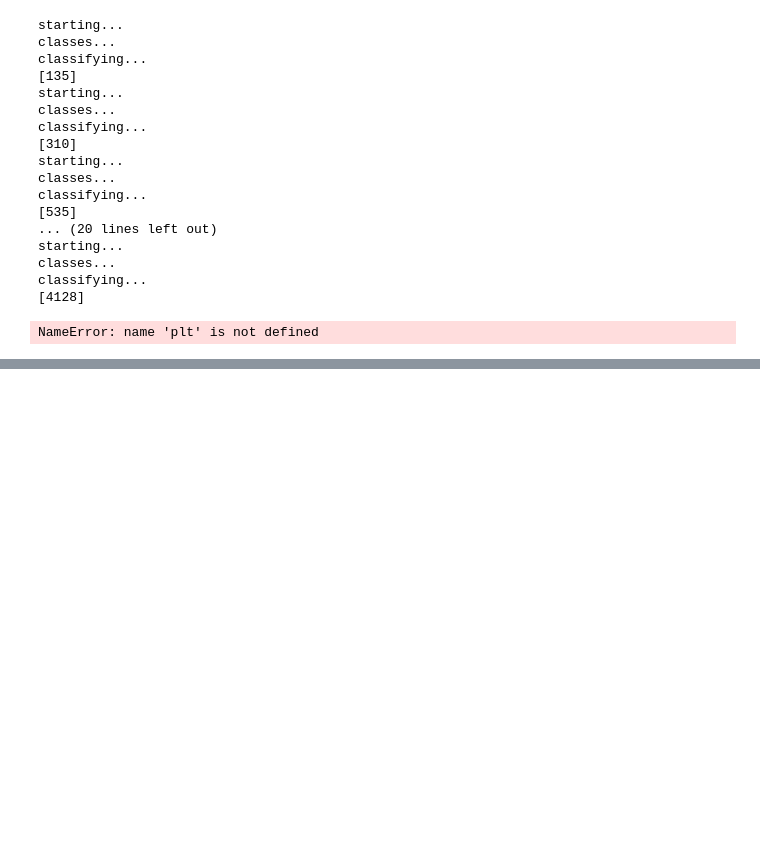
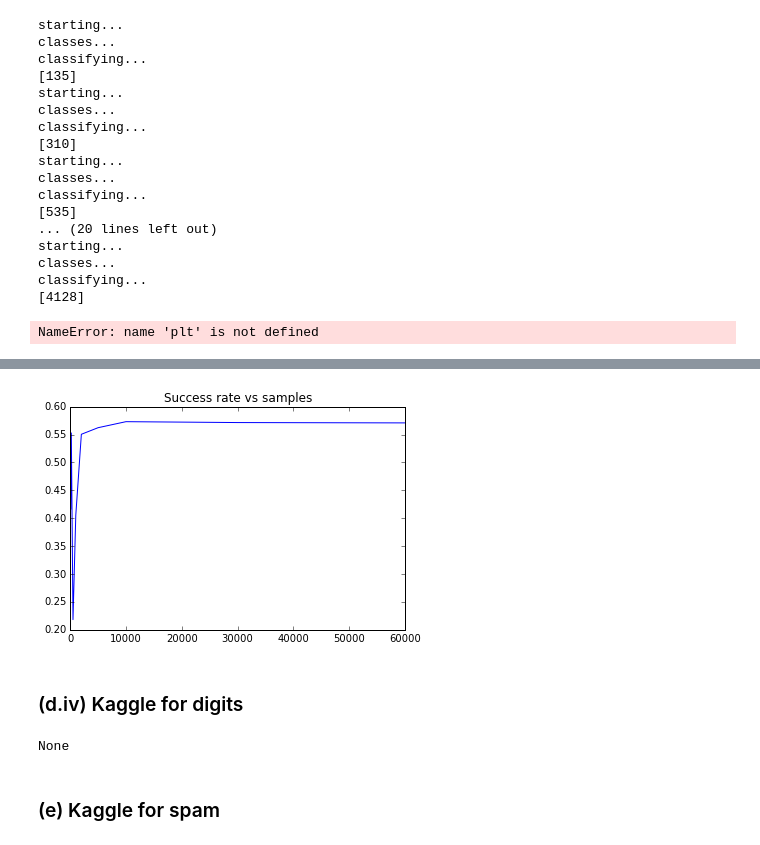
Before and after one commit to akrolsmir/cs189, a Jupyter notebook: hw3/hw3.ipynb, the cells around one changed output, grey strips where cells are left out. Drawn from its saved outputs; the diff is of its cells as text; code cells hidden in the pictures; blank space fills up the shorter version.

Commit message:
Prepare kaggle digits submission

```diff
--- a/hw3/hw3.ipynb
+++ b/hw3/hw3.ipynb
@@ -137,14 +137,15 @@ images, labels = images[p], labels[p]
 # %%
 from scipy.stats import multivariate_normal as m
 
-def score(images, labels, tests, answers, average_cov):
-    print('starting...')
-    # Make a Gaussian classifier for each digit
+def make_classifier(images, labels, average_cov):
+    classes = list(set(labels))
+
+    # Model each digit as a Gaussian
     means, covs, priors = [], [], []
-    for digit in range(10):
+    for c in classes:
         # Filter out the class, then normalize
         # http://stackoverflow.com/a/12712725/1222351
-        locs = np.array([label[0] == digit for label in labels])
+        locs = np.array([label[0] == c for label in labels])
         data = images[locs].astype(float)
         data /= np.sqrt((data ** 2).sum(-1))[..., np.newaxis]
 
@@ -153,8 +154,7 @@ def score(images, labels, tests, answers, average_cov):
         covs.append(np.cov(data, rowvar=0))
         priors.append(len(data) / len(images))
 
-    print('classes...')
-    # Calculate the class conditional distributions
+    # Class conditional distributions i.e. P(x|c)
     if average_cov:
         overall = sum(covs) / len(covs)
         rvs = [m(mean, overall, True) for mean in means]
@@ -162,16 +162,19 @@ def score(images, labels, tests, answers, average_cov):
         rvs = [m(mean, cov, True) for mean, cov in zip(means, covs)]
 
     # Posterior probability i.e. P(x|c)*P(c)
-    def cc(image, digit):
-    #     covvv = covs[digit]
-    #     covvv += np.eye(len(covvv)) * 0.001
-        return rvs[digit].logpdf(image) + np.log(priors[digit])
+    def posterior(data, c):
+        return rvs[c].logpdf(image) + np.log(priors[c])
 
-    def classify(image):
-        return max(range(10), key=lambda x: cc(image, x))
+    # Return the trained classifying function
+    def classify(data):
+        return max(classes, key=lambda c: posterior(data, c))
+    return classify
 
-    print('classifying...')
+def score(images, labels, tests, answers, average_cov):
+#     print('starting...')
+    classify = make_classifier(images, labels, average_cov)
+#     print('classifying...')
     correct = sum(classify(t) == a for t, a in zip(tests, answers))
-    print(correct)
+#     print(correct)
     return correct / len(tests)
 # %%
@@ -257,0 +223,4 @@ plt.plot(x, y)
+# %%
+x = [100, 200, 500, 1000, 2000, 5000, 10000, 30000, 60000]
+y = [score(images[:size], labels[:size], test, answers, True) for size in x]
+x, y
@@ -257,0 +255,8 @@ plt.plot(x, y)
+# %%
+plt.plot(x, y)
+plt.title('Success rate vs samples')
+plt.show()
+# %% [output]
+[figure, added]
+# %% [markdown]
+### (d.iv) Kaggle for digits
@@ -257,0 +278,6 @@ plt.plot(x, y)
+# %%
+print(classify(kaggle[0]))
+# %% [output]
+None
+# %% [markdown]
+### (e) Kaggle for spam
```
Also changed, not shown: parts of 11 cells of this notebook, 1 other file.
